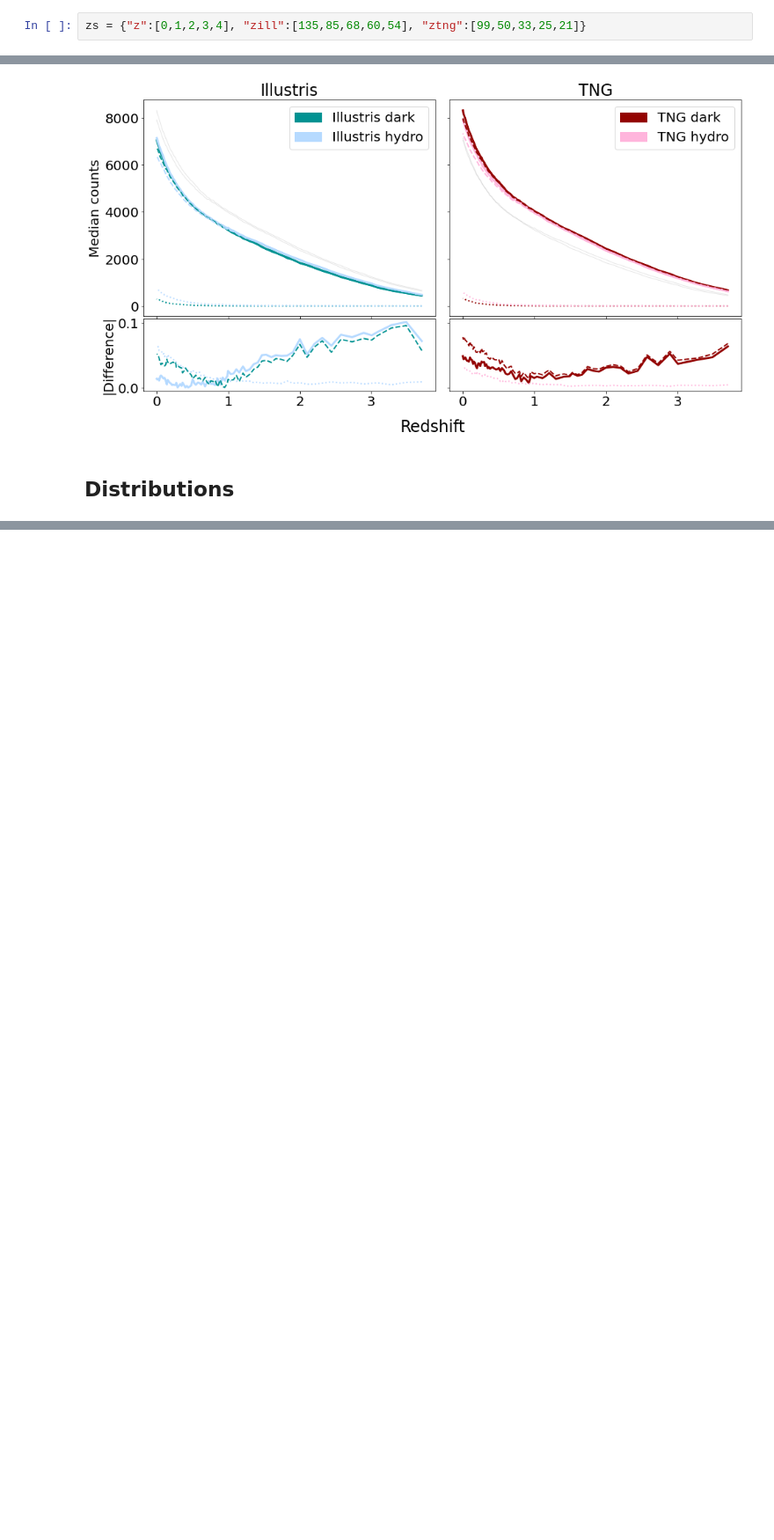
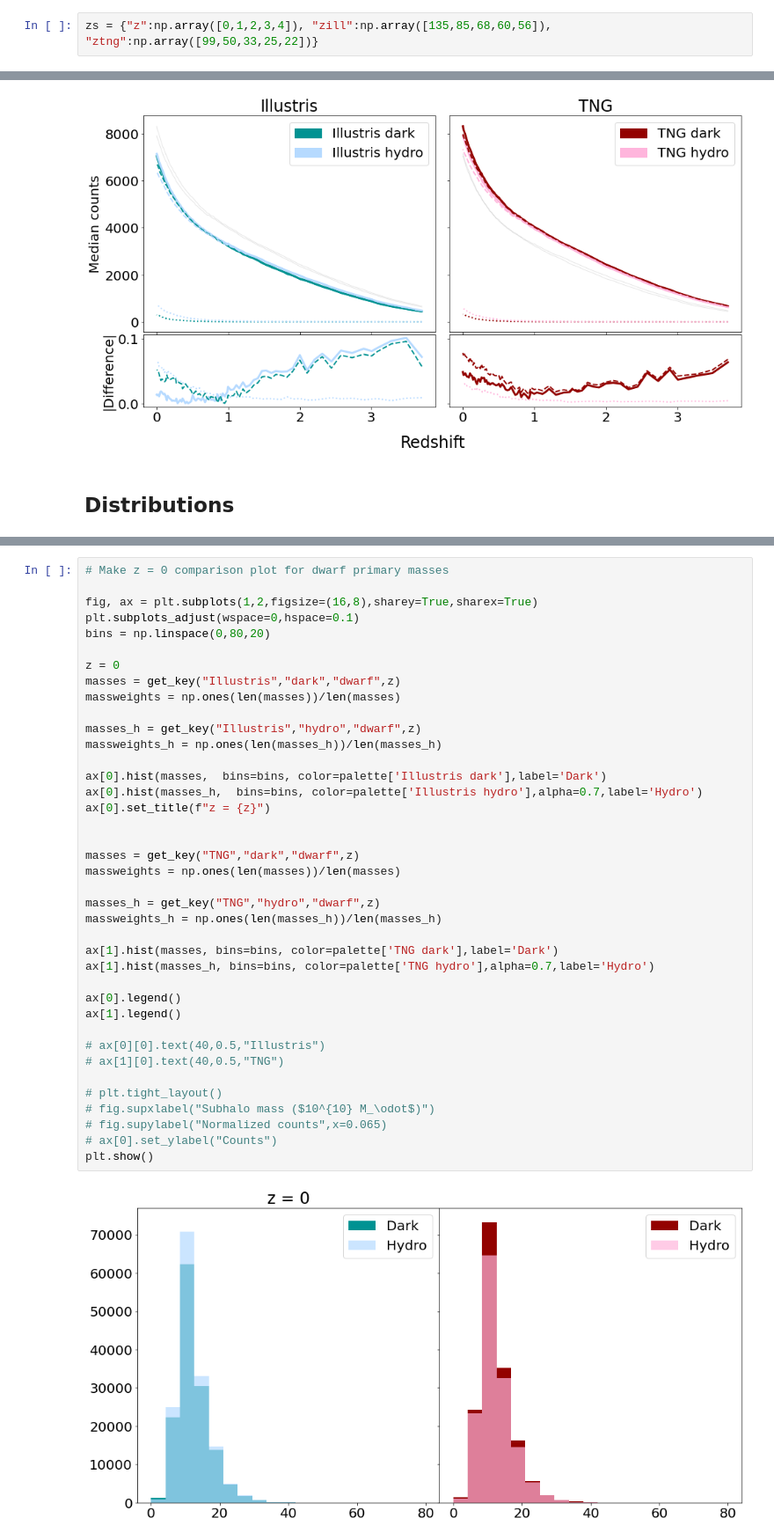
Before and after one commit to katiechambe/pears, a Jupyter notebook: notebooks/pairs_plots.ipynb, the cells around one changed output, grey strips where cells are left out. Shown: that part at 88% size. Drawn from its saved outputs; the diff is of its cells as text; blank space fills up the shorter version.

Commit message:
adding m31 stuff i did for ekta and distribution plots

```diff
--- a/notebooks/pairs_plots.ipynb
+++ b/notebooks/pairs_plots.ipynb
@@ -35,7 +35,7 @@ palette = {"Illustris":"#668AFF","TNG": "#B6DAFF", # "TNG": "#7B55F3"
 # alphaVal = {"Major":0.7,"Minor":0.4}
 # style = {"dark":"dashed","hydro":"solid"}
 # %%
-zs = {"z":[0,1,2,3,4], "zill":[135,85,68,60,54], "ztng":[99,50,33,25,21]}
+zs = {"z":np.array([0,1,2,3,4]), "zill":np.array([135,85,68,60,56]), "ztng":np.array([99,50,33,25,22])}
 # %% [markdown]
 # Methods
 # %% [markdown]
@@ -604,0 +643,41 @@ data_summary = inst.get_snapshot(snapnum=snapnum)
+# %%
+# Make z = 0 comparison plot for dwarf primary masses
+
+fig, ax = plt.subplots(1,2,figsize=(16,8),sharey=True,sharex=True)
+plt.subplots_adjust(wspace=0,hspace=0.1)
+bins = np.linspace(0,80,20)
+
+z = 0
+masses = get_key("Illustris","dark","dwarf",z)
+massweights = np.ones(len(masses))/len(masses)
+
+masses_h = get_key("Illustris","hydro","dwarf",z)
+massweights_h = np.ones(len(masses_h))/len(masses_h)
+
+ax[0].hist(masses,  bins=bins, color=palette['Illustris dark'],label='Dark')
+ax[0].hist(masses_h,  bins=bins, color=palette['Illustris hydro'],alpha=0.7,label='Hydro')
+ax[0].set_title(f"z = {z}")
+
+
+masses = get_key("TNG","dark","dwarf",z)
+massweights = np.ones(len(masses))/len(masses)
+
+masses_h = get_key("TNG","hydro","dwarf",z)
+massweights_h = np.ones(len(masses_h))/len(masses_h)
+
+ax[1].hist(masses, bins=bins, color=palette['TNG dark'],label='Dark')
+ax[1].hist(masses_h, bins=bins, color=palette['TNG hydro'],alpha=0.7,label='Hydro')
+
+ax[0].legend()
+ax[1].legend()
+
+# ax[0][0].text(40,0.5,"Illustris")
+# ax[1][0].text(40,0.5,"TNG")
+
+# plt.tight_layout()
+# fig.supxlabel("Subhalo mass ($10^{10} M_\odot$)")
+# fig.supylabel("Normalized counts",x=0.065)
+# ax[0].set_ylabel("Counts")
+plt.show()
+# %% [output]
+[figure, added]
```
Also changed, not shown: parts of 16 cells of this notebook, 3 other files.
